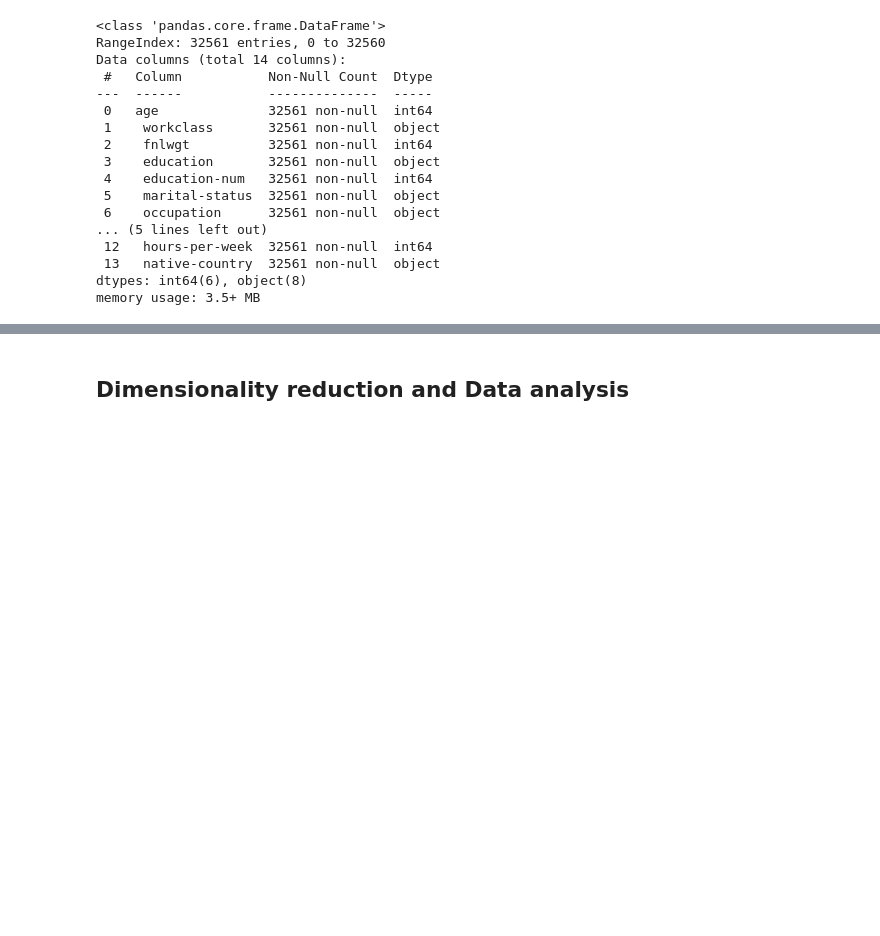
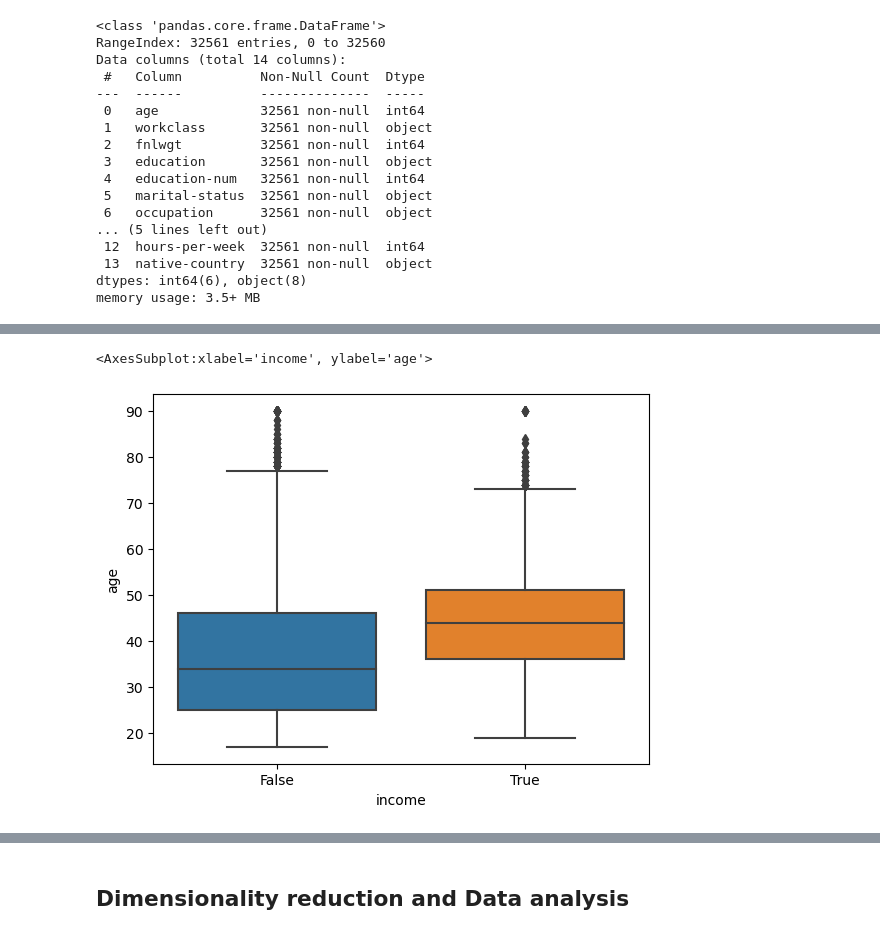
Before and after one commit to kklimov1/Income_Classification_Analysis, a Jupyter notebook: analysis_clf.ipynb, the cells around one changed output, grey strips where cells are left out. Saved outputs shown, nothing was run; the diff lists cells and outputs as text; code cells hidden in the pictures; blank space fills up the shorter version.

```diff
--- a/analysis_clf.ipynb
+++ b/analysis_clf.ipynb
@@ -51,0 +130,6 @@ memory usage: 3.5+ MB
+# %%
+#As you may have already guessed, a >50K salary is correlated to a higher age, considering the median and IQR.
+sns.boxplot(x='income', y='age', data=df_temp)
+# %% [output]
+<AxesSubplot:xlabel='income', ylabel='age'>
+[figure, added]
```
Also changed, not shown: parts of 56 cells of this notebook.
